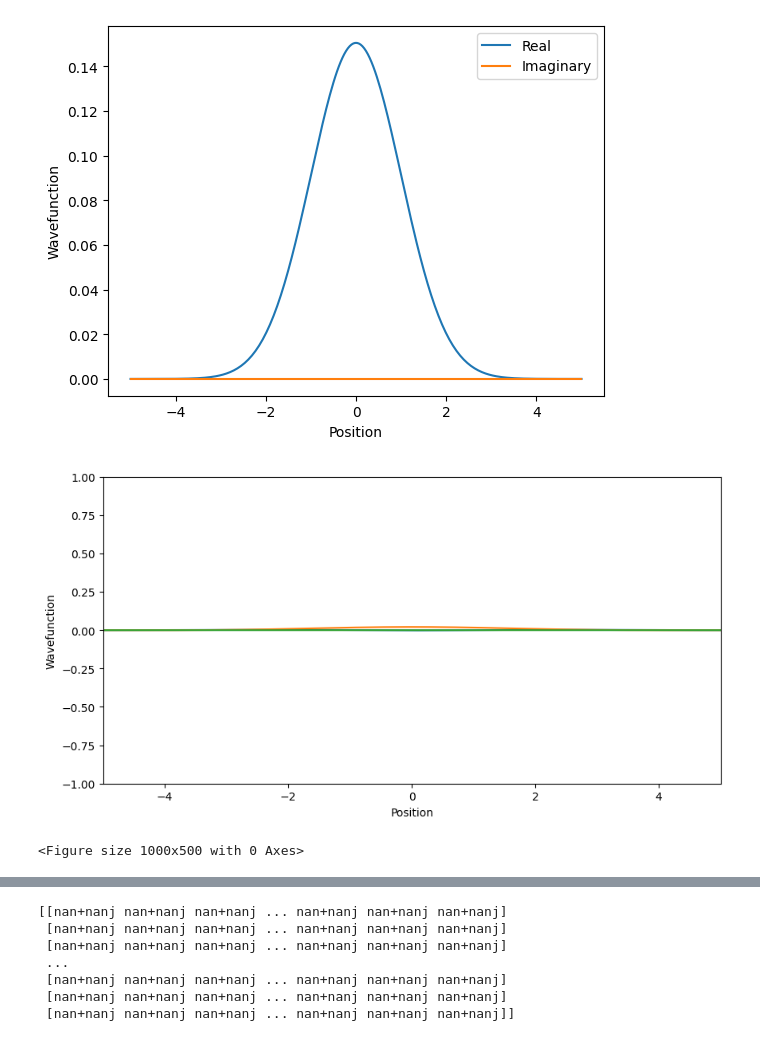
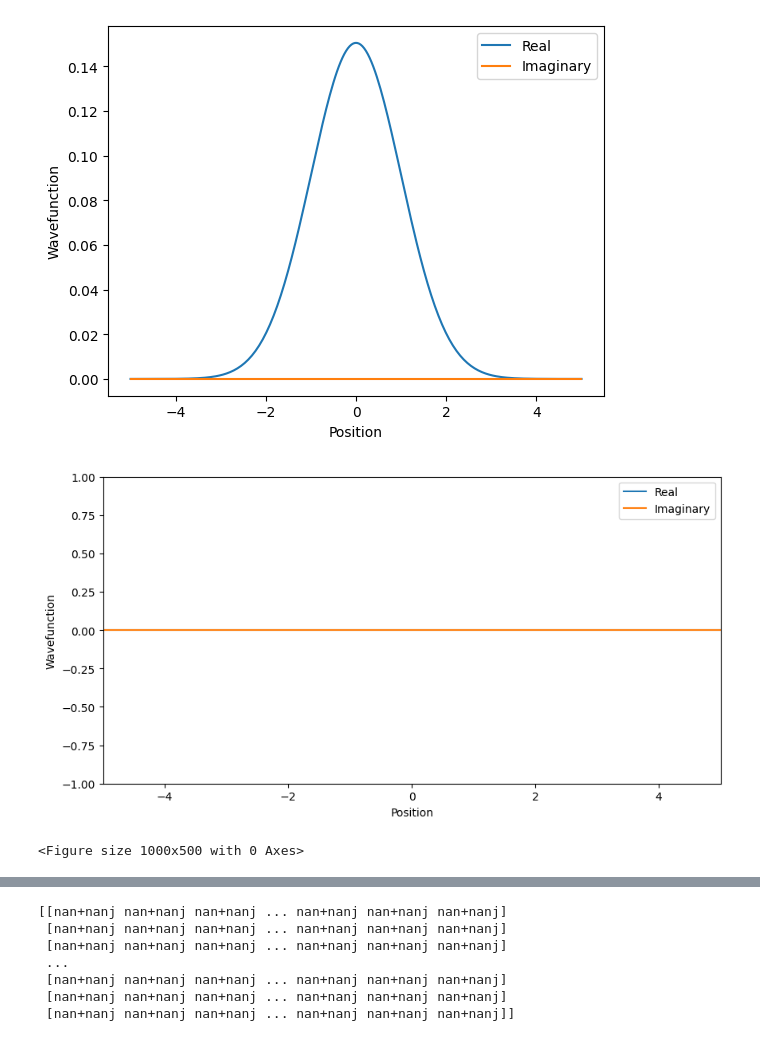
Before and after one commit to ascsn/wavefunction-dimensionality-reduction, a Jupyter notebook: QTE.ipynb, the cells around one changed output, grey strips where cells are left out. Drawn from its saved outputs; the diff is of its cells as text; code cells hidden in the pictures.

```diff
--- a/QTE.ipynb
+++ b/QTE.ipynb
@@ -61,7 +62,7 @@ def taylor_series_expansion(matrix, terms, t):
 
     # Expand time evolution operator e^(-itH)
     for i in range(1, terms + 1):
-        term = (matrix_power**i) * (t**i) * (-1j**i) / np.math.factorial(i)
+        term = (matrix_power**i) * (t**i) * (-1j**i) / math.factorial(i)
         result += term
 
     return result
@@ -126,6 +127,9 @@ count = 0
 terms = 3
 
 fig, ax = plt.subplots(figsize=(10, 5))
+#initial_state = np.exp(-(x+0.2)**2 / 2.0) / np.sqrt(np.pi+2)
+#E_values = []
+#potential =  (mass * x**2 * q**2)/2
 
 while t <= t_max:
 
@@ -137,36 +141,37 @@ while t <= t_max:
         #norm = final_state / np.linalg.norm(prob_density)*dx
 
     else:
 
         teo = taylor_series_expansion(H, terms, dt)
-        new_state = np.dot(teo, final_state_norm)
+        new_state = np.dot(teo, final_state)
         final_state = final_state.astype(np.complex128)
         final_state = new_state.copy()
         final_state_norm = final_state/(np.linalg.norm(final_state)*dx)
         #final_state = final_state/np.sqrt(np.dot(final_state,np.conj(final_state))*dx)
 
         #prob_density = np.abs(final_state)**2
         #norm = final_state /(np.linalg.norm(prob_density))*dx
 
     #pd = np.sqrt(np.dot(final_state, np.conj(final_state))*dx)
-    pd = np.real(final_state_norm*np.conj(final_state_norm))
+    #pd = np.real(final_state_norm*np.conj(final_state_norm))
     #pd = np.abs(final_state_norm)**2
 
     plt.plot(x, (np.imag(final_state_norm[:,0])))
     plt.plot(x, (np.real(final_state_norm[:,0])))
-    plt.plot(x, pd[:,0])
+    #plt.plot(x, pd[:])
     plt.xlim([-5,5])
     plt.ylim([-1,1])
 
     plt.xlabel("Position")
     plt.ylabel("Wavefunction")
+    plt.legend(["Real","Imaginary","Probability Density"])
     clear_output(wait=True)
     display(fig)
     fig.clear()
 
     t += dt
     count += 1
 # %% [output]
-[figure, old version]
+[figure, new version]
 <Figure size 1000x500 with 0 Axes>
 # %%
```
Also changed, not shown: parts of 11 cells of this notebook.
